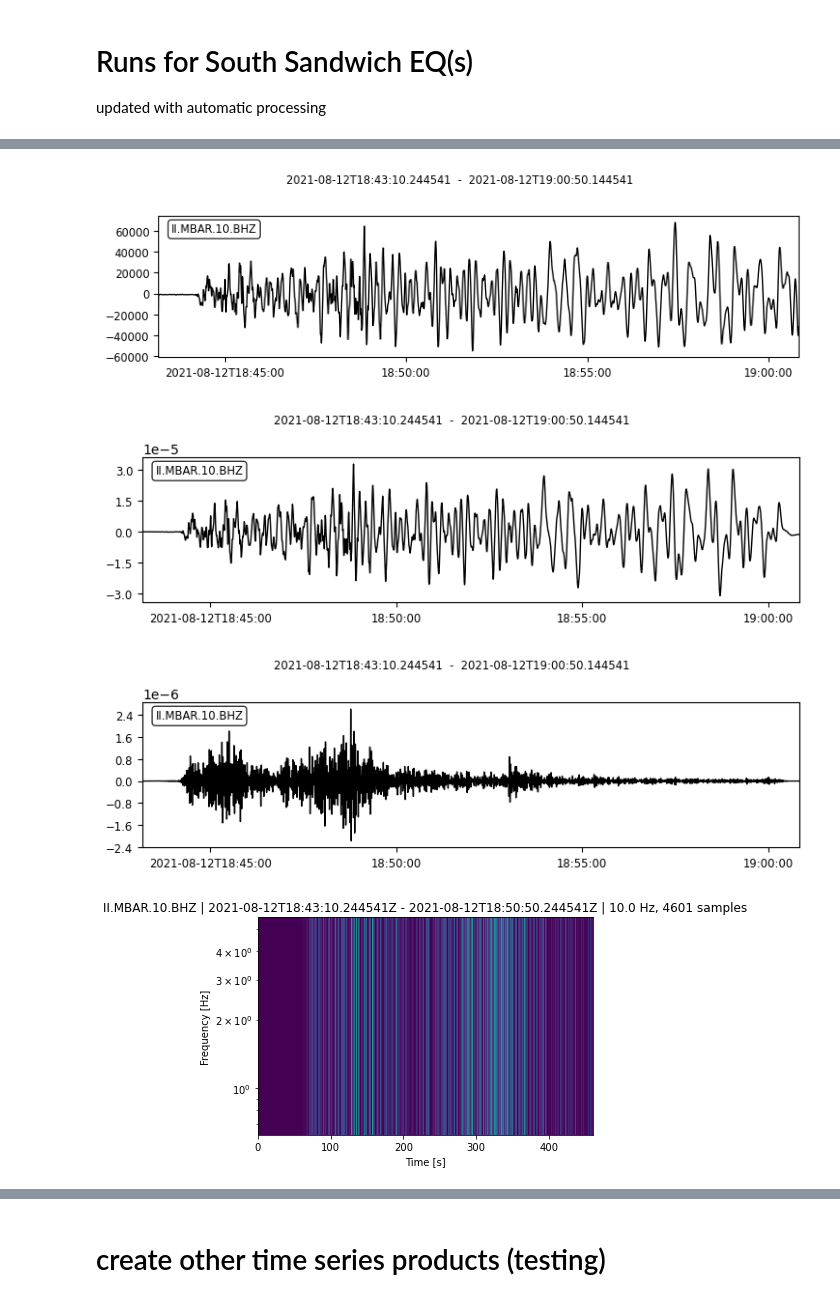
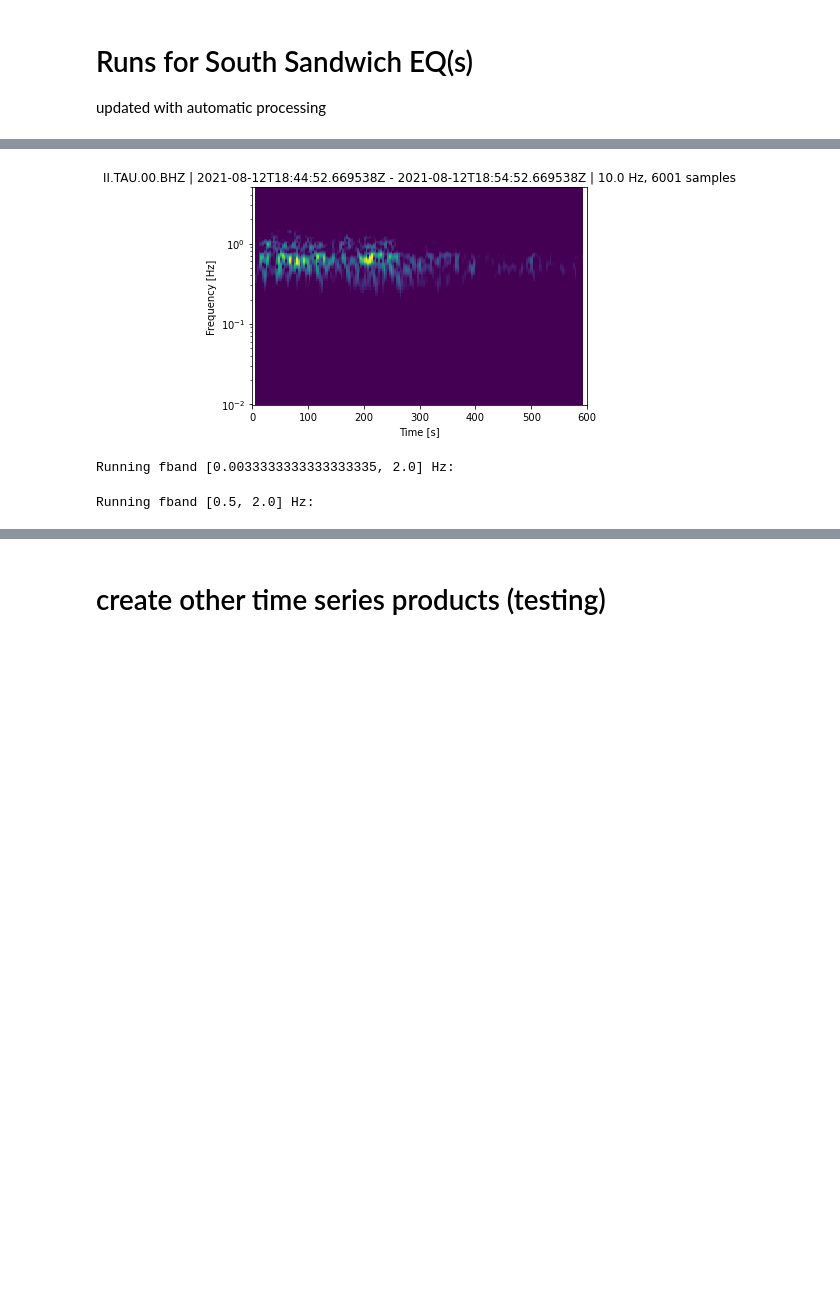
Before and after one commit to avnewman/rtergpy, a Jupyter notebook: notebooks/automated_run_SouthSandwich.ipynb, the cells around one changed output, grey strips where cells are left out. Saved outputs shown, nothing was run; the diff lists cells and outputs as text; code cells hidden in the pictures; blank space fills up the shorter version.

```diff
--- a/notebooks/automated_run_SouthSandwich.ipynb
+++ b/notebooks/automated_run_SouthSandwich.ipynb
@@ -23,8 +23,9 @@ Event.focmech=[106, 26, 56] # phi,delta,lmbda
 # nearer stations more contaminated
 Defaults.waveparams[1][1]=1000 # =postPtime
 Defaults.stationrange=[50,80]  # reducing later phase contamination
+Defaults.smoothkern=20
 
-src2ergs(Defaults=Defaults,Event=Event)  # need to export run output in a coherent way
+src2ergs(Defaults=Defaults, Event=Event)  # need to export run output in a coherent way
 # %% [output]
 20210812TT
 Loading locally stored waveforms
@@ -72,24 +294,26 @@ tr.plot(type='section', scale=3);
 # %%
 from rtergpy.waveforms import process_waves
-ntr=8
+ntr=9
 st1=st[ntr]
 # raw
-st1.plot()
+#st1.plot()
 # BB
 tr1=process_waves(st1,freqmin=.01,freqmax=2)
-tr1.plot()
+#tr1.plot()
 # HF
 tr2=process_waves(st1,freqmin=.5,freqmax=2)
-tr2.plot()
-plt.show()
-tr2.trim(tr2.stats.starttime,tr2.stats.starttime+60+400)
-tr2.spectrogram(log=True)
+#tr2.plot()
+#plt.show()
+tr2.trim(tr2.stats.starttime+60,tr2.stats.starttime+60+600)
+tr2.spectrogram(per_lap=0.75,wlen=10,mult=4,clip=[.1,.9],log=True)
 #tr.plot(type='section', scale=5, dist_degree=True, ev_coord=[eloc[0],eloc[1]], orientation='horizontal', reftime=etime);
 # %% [output]
-[figure, old version]
+[figure, new version]
-[figure, removed]
-[figure, removed]
-[figure, removed]
+# %%
+EBB,EHF,Emd =ErgsFromWaves(st,Defaults=Defaults, Event=Event)
+# %% [output]
+Running fband [0.0033333333333333335, 2.0] Hz:
+Running fband [0.5, 2.0] Hz:
 # %%
 from rtergpy.plotting import Etincplot
 
```
Also changed, not shown: parts of 15 cells of this notebook, 6 other files.
